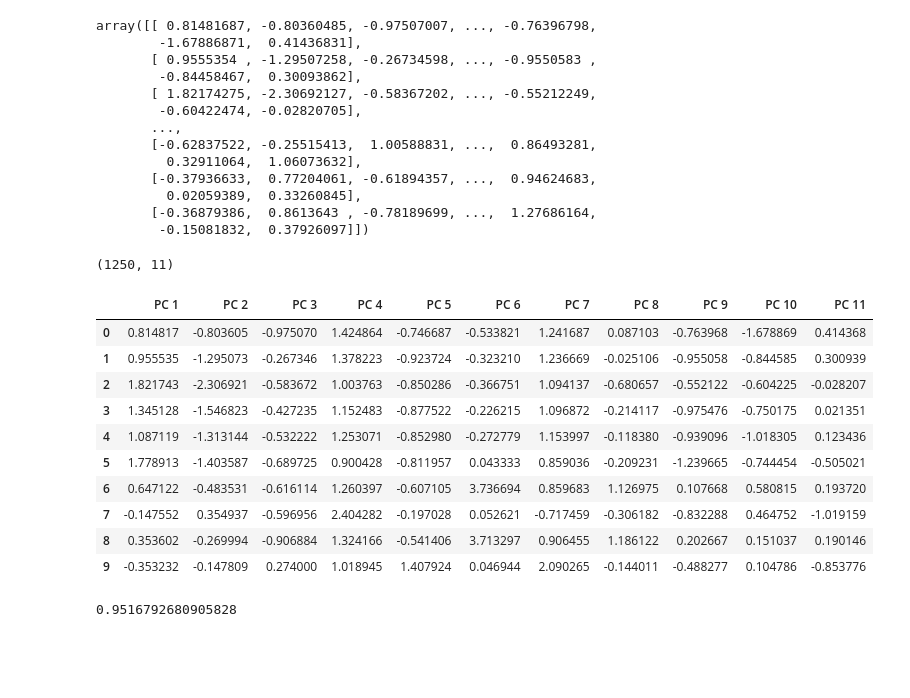
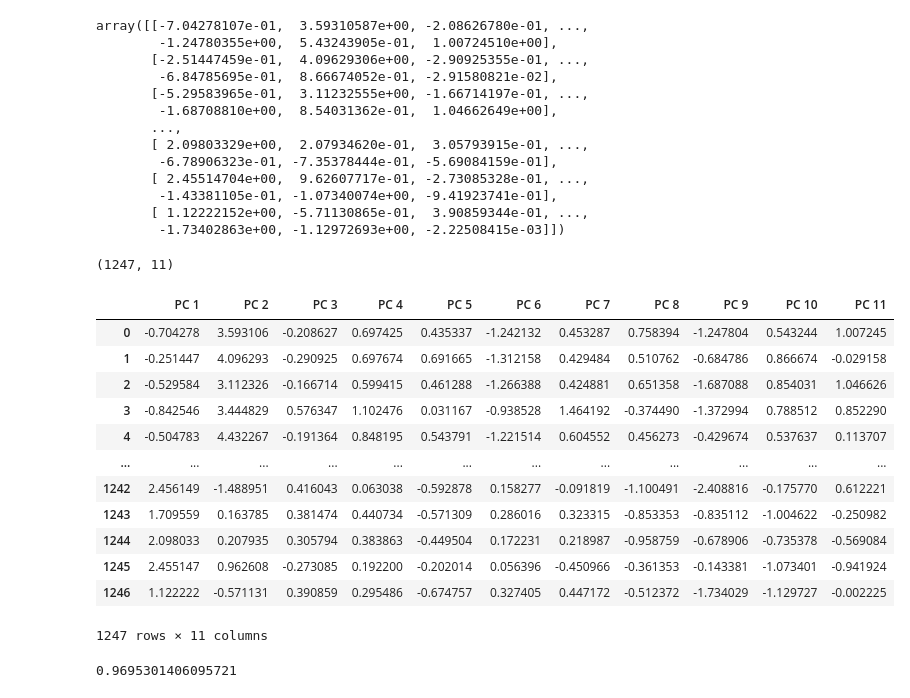
Before and after one commit to Lamismn/Water_Potability_Classification, a Jupyter notebook: water_potability_graded_k_means.ipynb, the cells around one changed output. Cells and saved outputs as stored; diff of their text form; code cells hidden in the pictures; blank space fills up the shorter version.

Commit message:
Finished editing machine learning models and added proper comments and notes.

```diff
--- a/water_potability_graded_k_means.ipynb
+++ b/water_potability_graded_k_means.ipynb
@@ -74,0 +71,5 @@ water_df_drop.head(10)
+# %%
+# Notice there are 3 extreme outliers in the total_coli column.
+# This could heavily affect the machine learning model, so they have to be removed.
+water_df = water_df.drop(water_df.index[[549, 766, 1000]])
+water_df
@@ -74,0 +90,10 @@ water_df_drop.head(10)
+# %%
+# Sorting DataFrame by grade
+water_df = water_df.sort_values(["grade"])
+# Grab a 1-column DataFrame of the state names
+water_df_sorted = water_df.reset_index(drop=True)
+region_names_df = water_df_sorted[["region"]]
+# coli column is dropped because it isn't one of the criteria for the grading system
+# station_code and region are also dropped as they have no effect on the grading system
+final_water_df = water_df_sorted.drop(["region", "station_code", "coli"], axis=1)
+final_water_df.head()
@@ -75,7 +107,7 @@ water_df_drop.head(10)
 # %%
 # Use get_dummies() to create variables for text features.
-# Creating a new dataframe
-X = pd.get_dummies(water_df_drop, columns=["grade"])
+# Creating a new DataFrame
+X = pd.get_dummies(final_water_df, columns=["grade"])
 print(X.shape)
 X.head(10)
 # %% [output]
@@ -100,42 +132,44 @@ water_pca = PCA(n_components=11).fit(X_scaled)
 X_new = water_pca.transform(X_scaled)
 X_new
 # %% [output]
-array([[ 0.81481687, -0.80360485, -0.97507007, ..., -0.76396798,
-        -1.67886871,  0.41436831],
-       [ 0.9555354 , -1.29507258, -0.26734598, ..., -0.9550583 ,
-        -0.84458467,  0.30093862],
-       [ 1.82174275, -2.30692127, -0.58367202, ..., -0.55212249,
-        -0.60422474, -0.02820705],
+array([[-7.04278107e-01,  3.59310587e+00, -2.08626780e-01, ...,
+        -1.24780355e+00,  5.43243905e-01,  1.00724510e+00],
+       [-2.51447459e-01,  4.09629306e+00, -2.90925355e-01, ...,
+        -6.84785695e-01,  8.66674052e-01, -2.91580821e-02],
+       [-5.29583965e-01,  3.11232555e+00, -1.66714197e-01, ...,
+        -1.68708810e+00,  8.54031362e-01,  1.04662649e+00],
        ...,
-       [-0.62837522, -0.25515413,  1.00588831, ...,  0.86493281,
-         0.32911064,  1.06073632],
-       [-0.37936633,  0.77204061, -0.61894357, ...,  0.94624683,
-         0.02059389,  0.33260845],
-       [-0.36879386,  0.8613643 , -0.78189699, ...,  1.27686164,
-        -0.15081832,  0.37926097]])
+       [ 2.09803329e+00,  2.07934620e-01,  3.05793915e-01, ...,
+        -6.78906323e-01, -7.35378444e-01, -5.69084159e-01],
+       [ 2.45514704e+00,  9.62607717e-01, -2.73085328e-01, ...,
+        -1.43381105e-01, -1.07340074e+00, -9.41923741e-01],
+       [ 1.12222152e+00, -5.71130865e-01,  3.90859344e-01, ...,
+        -1.73402863e+00, -1.12972693e+00, -2.22508415e-03]])
 # %%
 # Create a DataFrame with the principal components.
 pcs_df = pd.DataFrame(
     data=X_new, columns=["PC 1", "PC 2", "PC 3", "PC 4",
                          "PC 5", "PC 6", "PC 7", "PC 8",
-                         "PC 9", "PC 10", "PC 11"], index=water_df_drop.index)
+                         "PC 9", "PC 10", "PC 11"], index=final_water_df.index)
 print(pcs_df.shape)
-pcs_df.head(10)
+pcs_df
 # %% [output]
-(1250, 11)
+(1247, 11)
 |  | PC 1 | PC 2 | PC 3 | PC 4 | PC 5 | PC 6 | PC 7 | PC 8 | PC 9 | PC 10 | PC 11 |
-| 0 | 0.814817 | -0.803605 | -0.975070 | 1.424864 | -0.746687 | -0.533821 | 1.241687 | 0.087103 | -0.763968 | -1.678869 | 0.414368 |
-| 1 | 0.955535 | -1.295073 | -0.267346 | 1.378223 | -0.923724 | -0.323210 | 1.236669 | -0.025106 | -0.955058 | -0.844585 | 0.300939 |
-| 2 | 1.821743 | -2.306921 | -0.583672 | 1.003763 | -0.850286 | -0.366751 | 1.094137 | -0.680657 | -0.552122 | -0.604225 | -0.028207 |
-| 3 | 1.345128 | -1.546823 | -0.427235 | 1.152483 | -0.877522 | -0.226215 | 1.096872 | -0.214117 | -0.975476 | -0.750175 | 0.021351 |
-| 4 | 1.087119 | -1.313144 | -0.532222 | 1.253071 | -0.852980 | -0.272779 | 1.153997 | -0.118380 | -0.939096 | -1.018305 | 0.123436 |
-| 5 | 1.778913 | -1.403587 | -0.689725 | 0.900428 | -0.811957 | 0.043333 | 0.859036 | -0.209231 | -1.239665 | -0.744454 | -0.505021 |
-| 6 | 0.647122 | -0.483531 | -0.616114 | 1.260397 | -0.607105 | 3.736694 | 0.859683 | 1.126975 | 0.107668 | 0.580815 | 0.193720 |
-| 7 | -0.147552 | 0.354937 | -0.596956 | 2.404282 | -0.197028 | 0.052621 | -0.717459 | -0.306182 | -0.832288 | 0.464752 | -1.019159 |
-| 8 | 0.353602 | -0.269994 | -0.906884 | 1.324166 | -0.541406 | 3.713297 | 0.906455 | 1.186122 | 0.202667 | 0.151037 | 0.190146 |
-| 9 | -0.353232 | -0.147809 | 0.274000 | 1.018945 | 1.407924 | 0.046944 | 2.090265 | -0.144011 | -0.488277 | 0.104786 | -0.853776 |
+| 0 | -0.704278 | 3.593106 | -0.208627 | 0.697425 | 0.435337 | -1.242132 | 0.453287 | 0.758394 | -1.247804 | 0.543244 | 1.007245 |
+| 1 | -0.251447 | 4.096293 | -0.290925 | 0.697674 | 0.691665 | -1.312158 | 0.429484 | 0.510762 | -0.684786 | 0.866674 | -0.029158 |
+| 2 | -0.529584 | 3.112326 | -0.166714 | 0.599415 | 0.461288 | -1.266388 | 0.424881 | 0.651358 | -1.687088 | 0.854031 | 1.046626 |
+| 3 | -0.842546 | 3.444829 | 0.576347 | 1.102476 | 0.031167 | -0.938528 | 1.464192 | -0.374490 | -1.372994 | 0.788512 | 0.852290 |
+| 4 | -0.504783 | 4.432267 | -0.191364 | 0.848195 | 0.543791 | -1.221514 | 0.604552 | 0.456273 | -0.429674 | 0.537637 | 0.113707 |
+| ... | ... | ... | ... | ... | ... | ... | ... | ... | ... | ... | ... |
+| 1242 | 2.456149 | -1.488951 | 0.416043 | 0.063038 | -0.592878 | 0.158277 | -0.091819 | -1.100491 | -2.408816 | -0.175770 | 0.612221 |
+| 1243 | 1.709559 | 0.163785 | 0.381474 | 0.440734 | -0.571309 | 0.286016 | 0.323315 | -0.853353 | -0.835112 | -1.004622 | -0.250982 |
+| 1244 | 2.098033 | 0.207935 | 0.305794 | 0.383863 | -0.449504 | 0.172231 | 0.218987 | -0.958759 | -0.678906 | -0.735378 | -0.569084 |
+| 1245 | 2.455147 | 0.962608 | -0.273085 | 0.192200 | -0.202014 | 0.056396 | -0.450966 | -0.361353 | -0.143381 | -1.073401 | -0.941924 |
+| 1246 | 1.122222 | -0.571131 | 0.390859 | 0.295486 | -0.674757 | 0.327405 | 0.447172 | -0.512372 | -1.734029 | -1.129727 | -0.002225 |
+1247 rows × 11 columns
 # %%
 # Check if variance is above 0.95
 sum(water_pca.explained_variance_ratio_)
 # %% [output]
-0.9516792680905828
+0.9695301406095721
```
Also changed, not shown: parts of 21 cells of this notebook, 1 other file.
